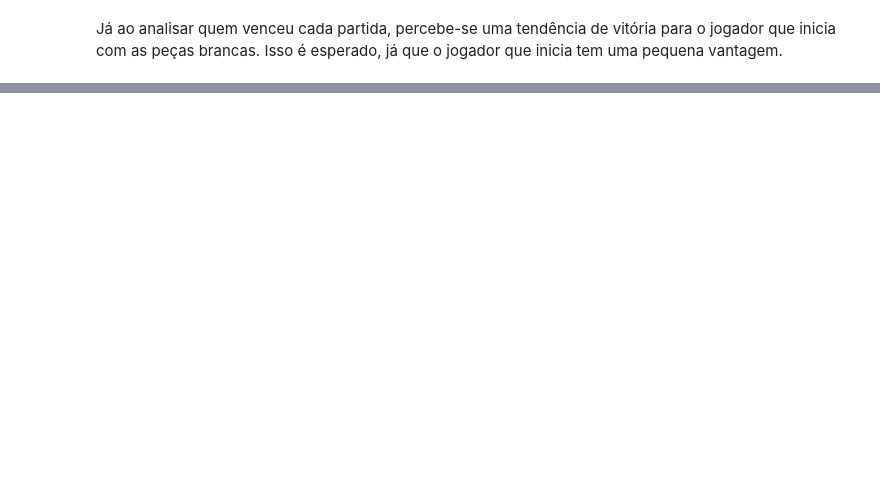
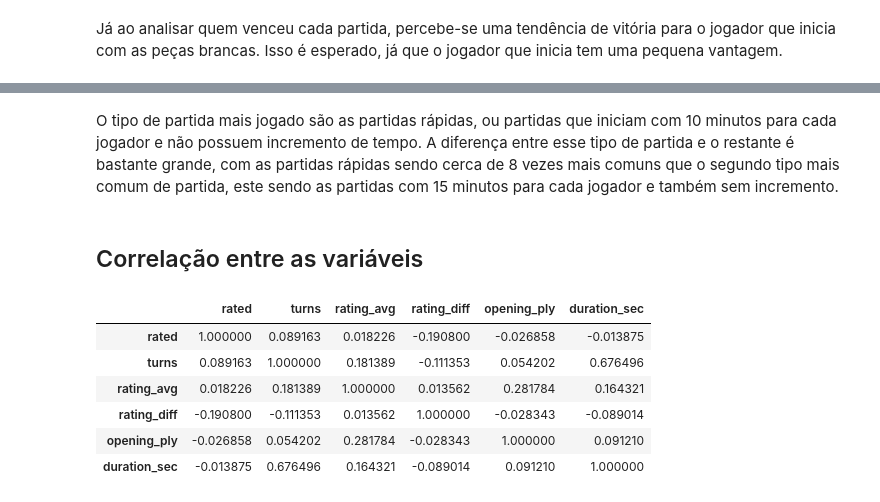
Before and after one commit to Vinicius-resende-cin/intro-dados, a Jupyter notebook: notebooks/ChessGames.ipynb, the cells around one changed output, grey strips where cells are left out. Drawn from its saved outputs; the diff is of its cells as text; code cells hidden in the pictures; blank space fills up the shorter version.

```diff
--- a/notebooks/ChessGames.ipynb
+++ b/notebooks/ChessGames.ipynb
@@ -1027,0 +1033,18 @@ Já ao analisar quem venceu cada partida, percebe-se uma tendência de vitória
+# %% [markdown]
+O tipo de partida mais jogado são as partidas rápidas, ou partidas que iniciam com 10 minutos para cada jogador e não possuem incremento de tempo. A diferença entre esse tipo de partida e o restante é bastante grande, com as partidas rápidas sendo cerca de 8 vezes mais comuns que o segundo tipo mais comum de partida, este sendo as partidas com 15 minutos para cada jogador e também sem incremento.
+# %% [markdown]
+## Correlação entre as variáveis
+# %%
+chess_games['rating_diff'] = abs(chess_games['white_rating'] - chess_games['black_rating'])
+chess_games['rating_avg'] = (chess_games['white_rating'] + chess_games['black_rating']) / 2
+# %%
+corr = chess_games[['rated', 'turns', 'rating_avg', 'rating_diff', 'opening_ply', 'duration_sec']].corr(method='spearman')
+corr
+# %% [output]
+|  | rated | turns | rating_avg | rating_diff | opening_ply | duration_sec |
+| rated | 1.000000 | 0.089163 | 0.018226 | -0.190800 | -0.026858 | -0.013875 |
+| turns | 0.089163 | 1.000000 | 0.181389 | -0.111353 | 0.054202 | 0.676496 |
+| rating_avg | 0.018226 | 0.181389 | 1.000000 | 0.013562 | 0.281784 | 0.164321 |
+| rating_diff | -0.190800 | -0.111353 | 0.013562 | 1.000000 | -0.028343 | -0.089014 |
+| opening_ply | -0.026858 | 0.054202 | 0.281784 | -0.028343 | 1.000000 | 0.091210 |
+| duration_sec | -0.013875 | 0.676496 | 0.164321 | -0.089014 | 0.091210 | 1.000000 |
```
Also changed, not shown: parts of 23 cells of this notebook.
